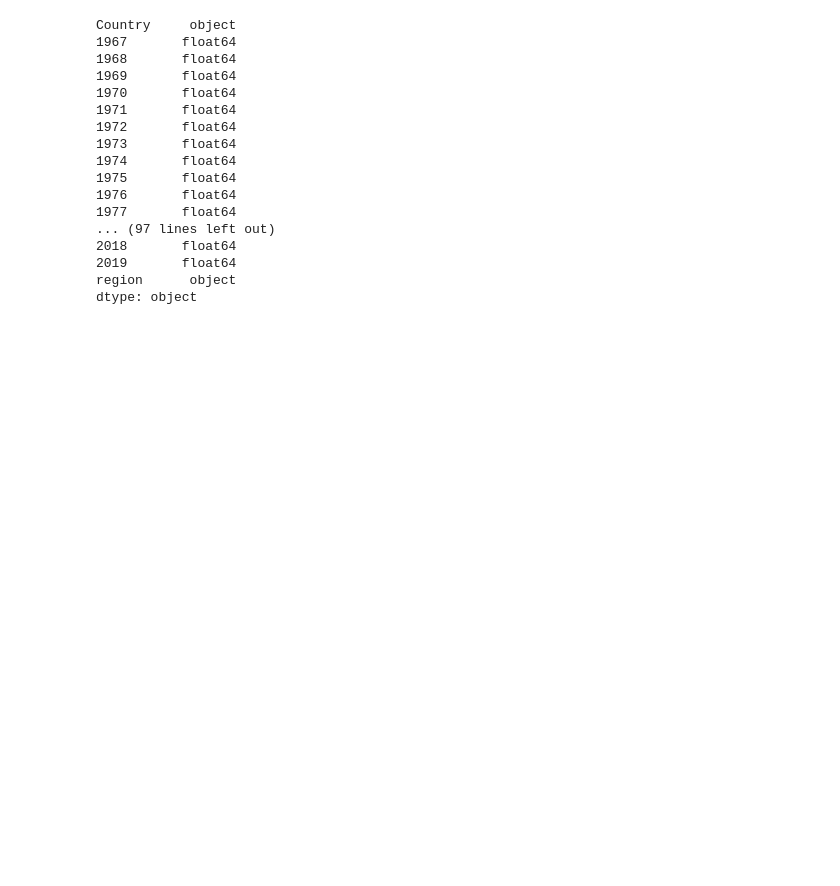
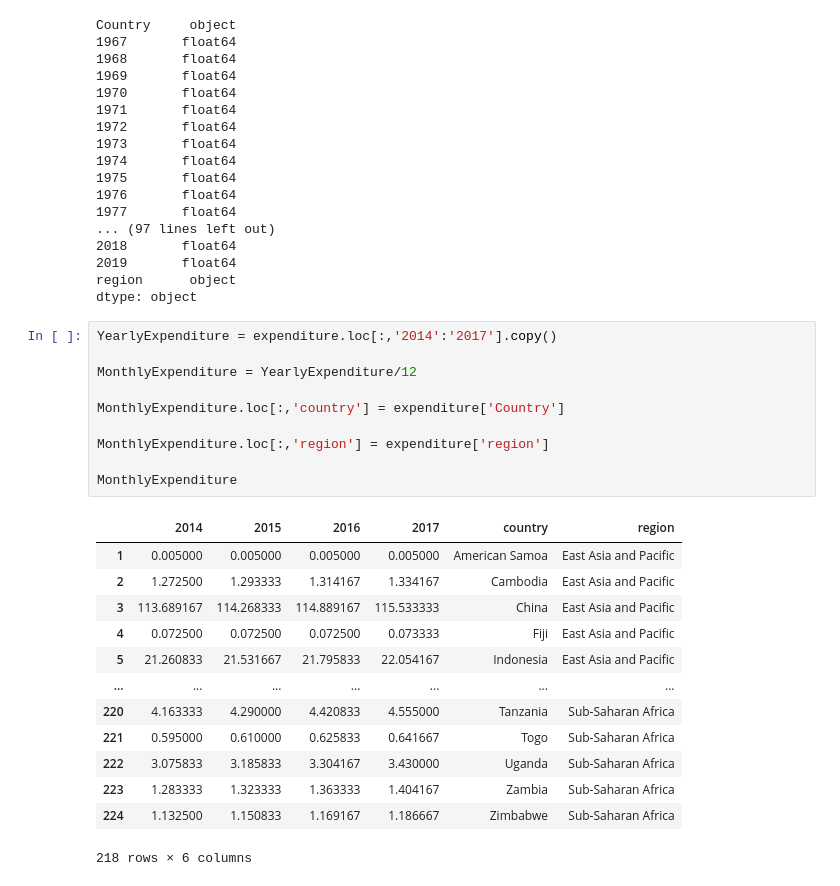
Before and after one commit to CeeThinwa/knowledge-hub, a Jupyter notebook: book/kiva.ipynb, the cells around one changed output. Cells and saved outputs as stored; diff of their text form; blank space fills up the shorter version.

```diff
--- a/book/kiva.ipynb
+++ b/book/kiva.ipynb
@@ -1228,3 +1228,27 @@ Country     object
 2019       float64
 region      object
 dtype: object
+# %%
+YearlyExpenditure = expenditure.loc[:,'2014':'2017'].copy()
+
+MonthlyExpenditure = YearlyExpenditure/12
+
+MonthlyExpenditure.loc[:,'country'] = expenditure['Country']
+
+MonthlyExpenditure.loc[:,'region'] = expenditure['region']
+
+MonthlyExpenditure
+# %% [output]
+|  | 2014 | 2015 | 2016 | 2017 | country | region |
+| 1 | 0.005000 | 0.005000 | 0.005000 | 0.005000 | American Samoa | East Asia and Pacific |
+| 2 | 1.272500 | 1.293333 | 1.314167 | 1.334167 | Cambodia | East Asia and Pacific |
+| 3 | 113.689167 | 114.268333 | 114.889167 | 115.533333 | China | East Asia and Pacific |
+| 4 | 0.072500 | 0.072500 | 0.072500 | 0.073333 | Fiji | East Asia and Pacific |
+| 5 | 21.260833 | 21.531667 | 21.795833 | 22.054167 | Indonesia | East Asia and Pacific |
+| ... | ... | ... | ... | ... | ... | ... |
+| 220 | 4.163333 | 4.290000 | 4.420833 | 4.555000 | Tanzania | Sub-Saharan Africa |
+| 221 | 0.595000 | 0.610000 | 0.625833 | 0.641667 | Togo | Sub-Saharan Africa |
+| 222 | 3.075833 | 3.185833 | 3.304167 | 3.430000 | Uganda | Sub-Saharan Africa |
+| 223 | 1.283333 | 1.323333 | 1.363333 | 1.404167 | Zambia | Sub-Saharan Africa |
+| 224 | 1.132500 | 1.150833 | 1.169167 | 1.186667 | Zimbabwe | Sub-Saharan Africa |
+218 rows × 6 columns
```
Also changed, not shown: parts of 4 cells of this notebook.
